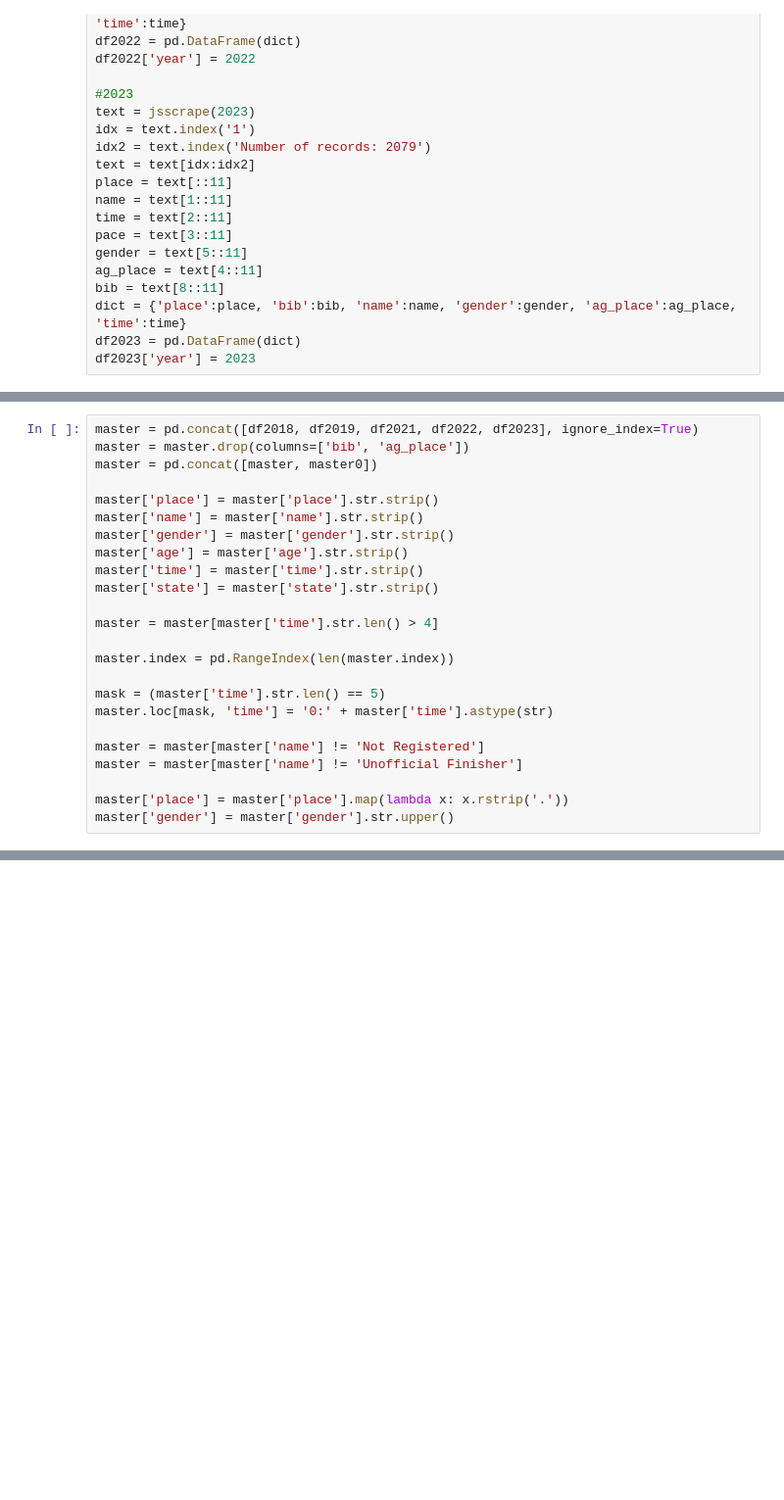
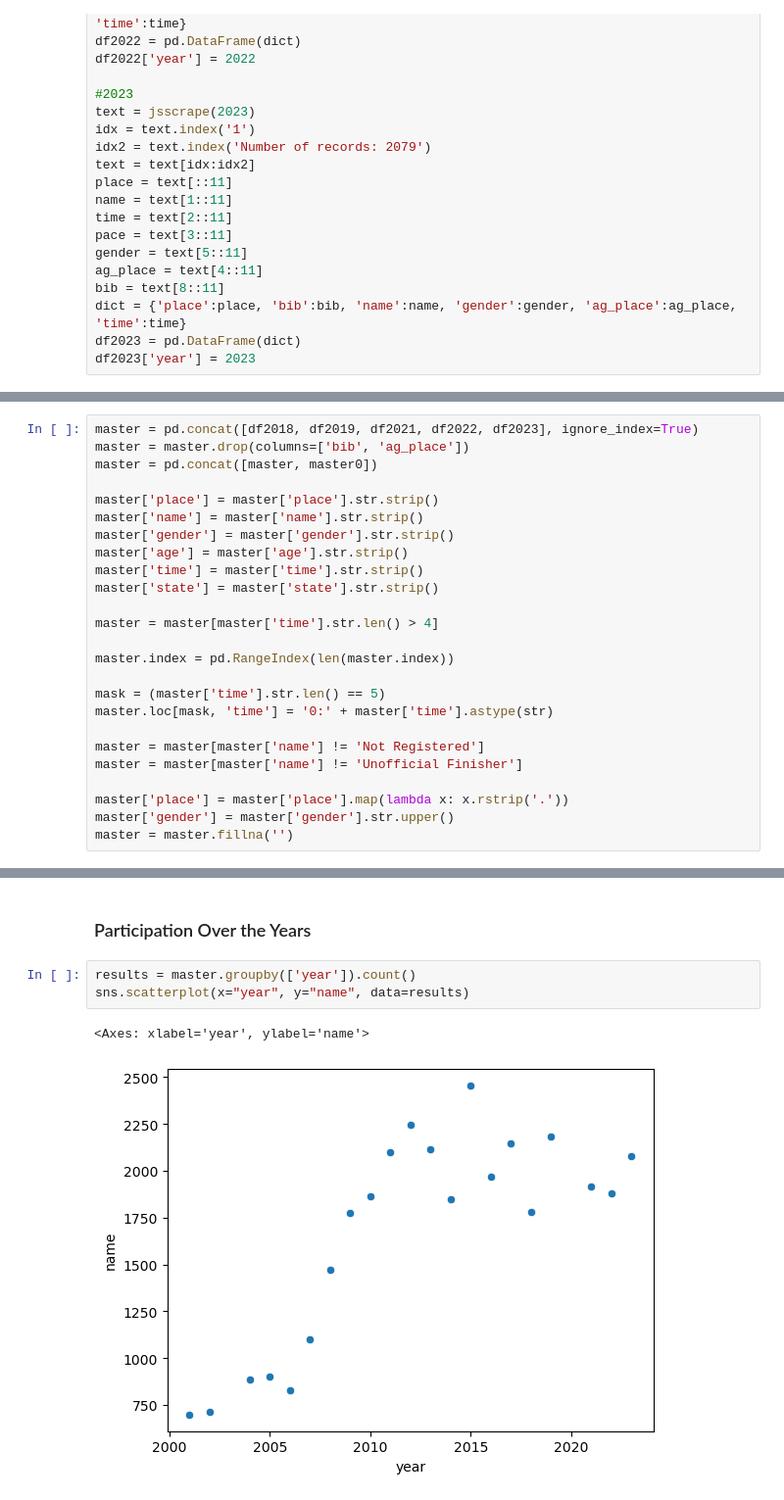
Before and after one commit to willdigisi/USR_5K, a Jupyter notebook: USR_5K.ipynb, the cells around one changed output, grey strips where cells are left out. Shown: that part at 98% size. Drawn from its saved outputs; the diff is of its cells as text; blank space fills up the shorter version.

```diff
--- a/USR_5K.ipynb
+++ b/USR_5K.ipynb
@@ -278,3 +265,4 @@ master = master[master['name'] != 'Unofficial Finisher']
 
 master['place'] = master['place'].map(lambda x: x.rstrip('.'))
 master['gender'] = master['gender'].str.upper()
+master = master.fillna('')
@@ -356,0 +453,8 @@ further clean data, remove invald rows
+# %% [markdown]
+### Participation Over the Years
+# %%
+results = master.groupby(['year']).count()
+sns.scatterplot(x="year", y="name", data=results)
+# %% [output]
+<Axes: xlabel='year', ylabel='name'>
+[figure, added]
```
Also changed, not shown: parts of 33 cells of this notebook.
